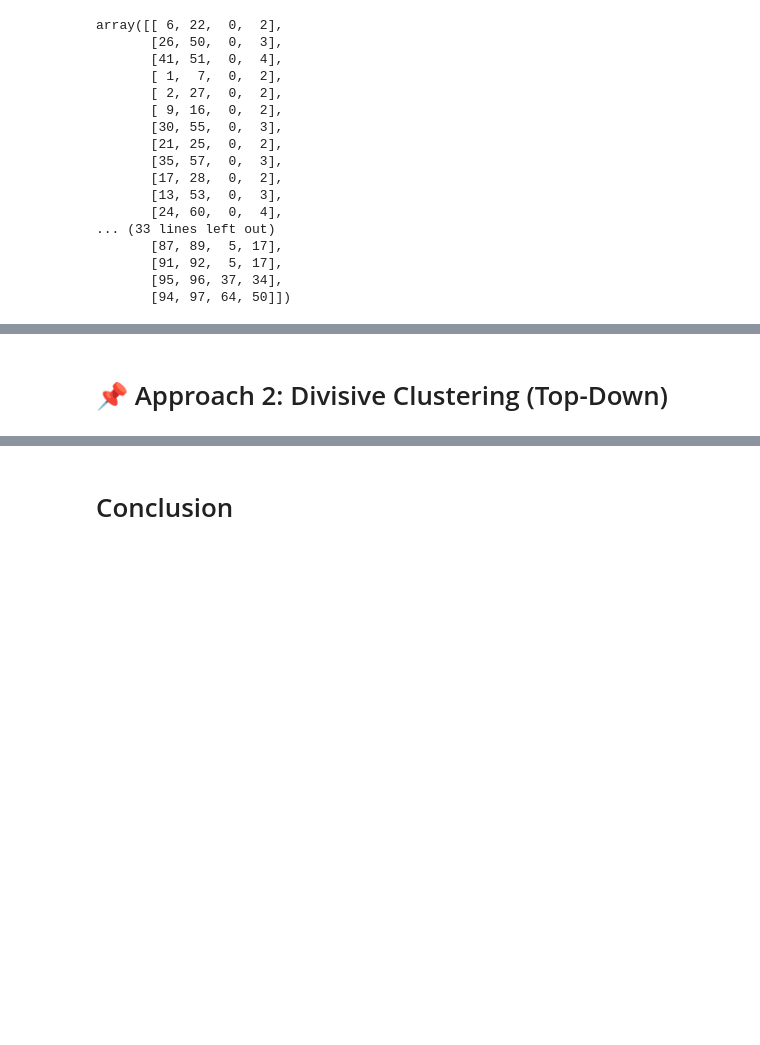
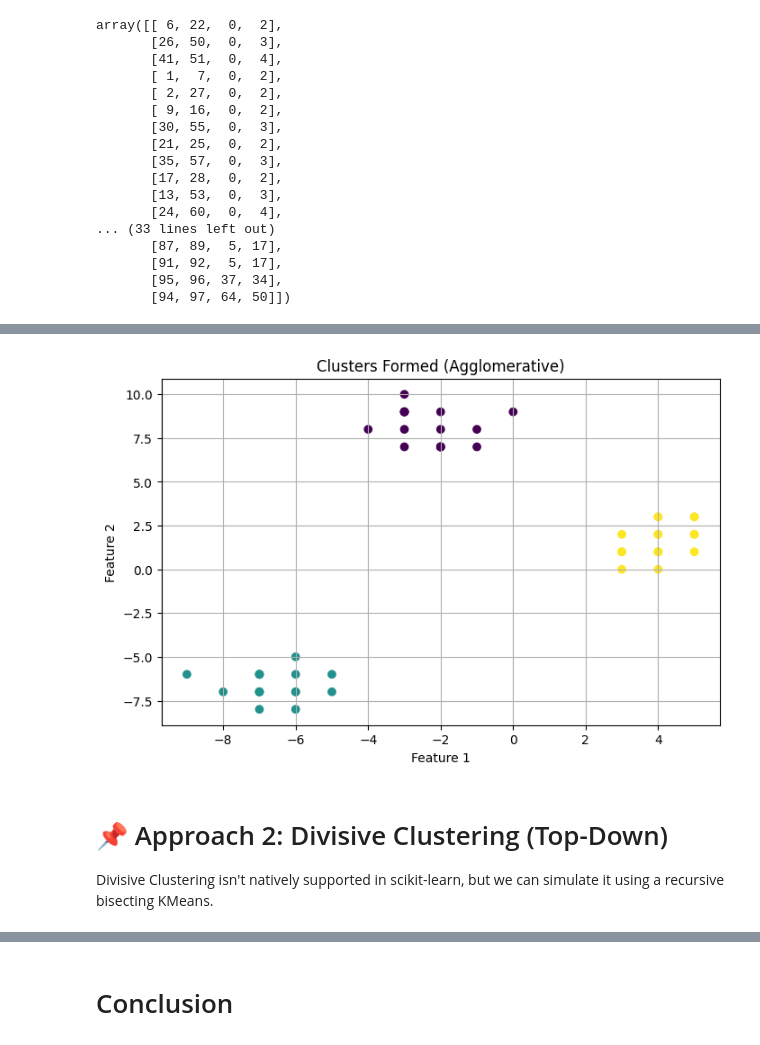
Before and after one commit to Shuaibiqbal/Hierarchical-Clustering-Agglomerative-vs-Divisive-Scikit-learn-SciPy-, a Jupyter notebook: notebook/Hierarchical-Clustering.ipynb, the cells around one changed output, grey strips where cells are left out. Drawn from its saved outputs; the diff is of its cells as text; code cells hidden in the pictures; blank space fills up the shorter version.

```diff
--- a/notebook/Hierarchical-Clustering.ipynb
+++ b/notebook/Hierarchical-Clustering.ipynb
@@ -90,2 +123,14 @@ array([[ 6, 22,  0,  2],
+# %%
+# 4. Plot final clusters
+plt.figure(figsize=(8, 5))
+plt.scatter(X[:, 0], X[:, 1], c=labels, cmap='viridis')
+plt.title("Clusters Formed (Agglomerative)")
+plt.xlabel("Feature 1")
+plt.ylabel("Feature 2")
+plt.grid(True)
+plt.show()
+# %% [output]
+[figure, added]
 # %% [markdown]
 # 📌 Approach 2: Divisive Clustering (Top-Down)
+Divisive Clustering isn't natively supported in scikit-learn, but we can simulate it using a recursive bisecting KMeans.
```
Also changed, not shown: parts of 12 cells of this notebook.
